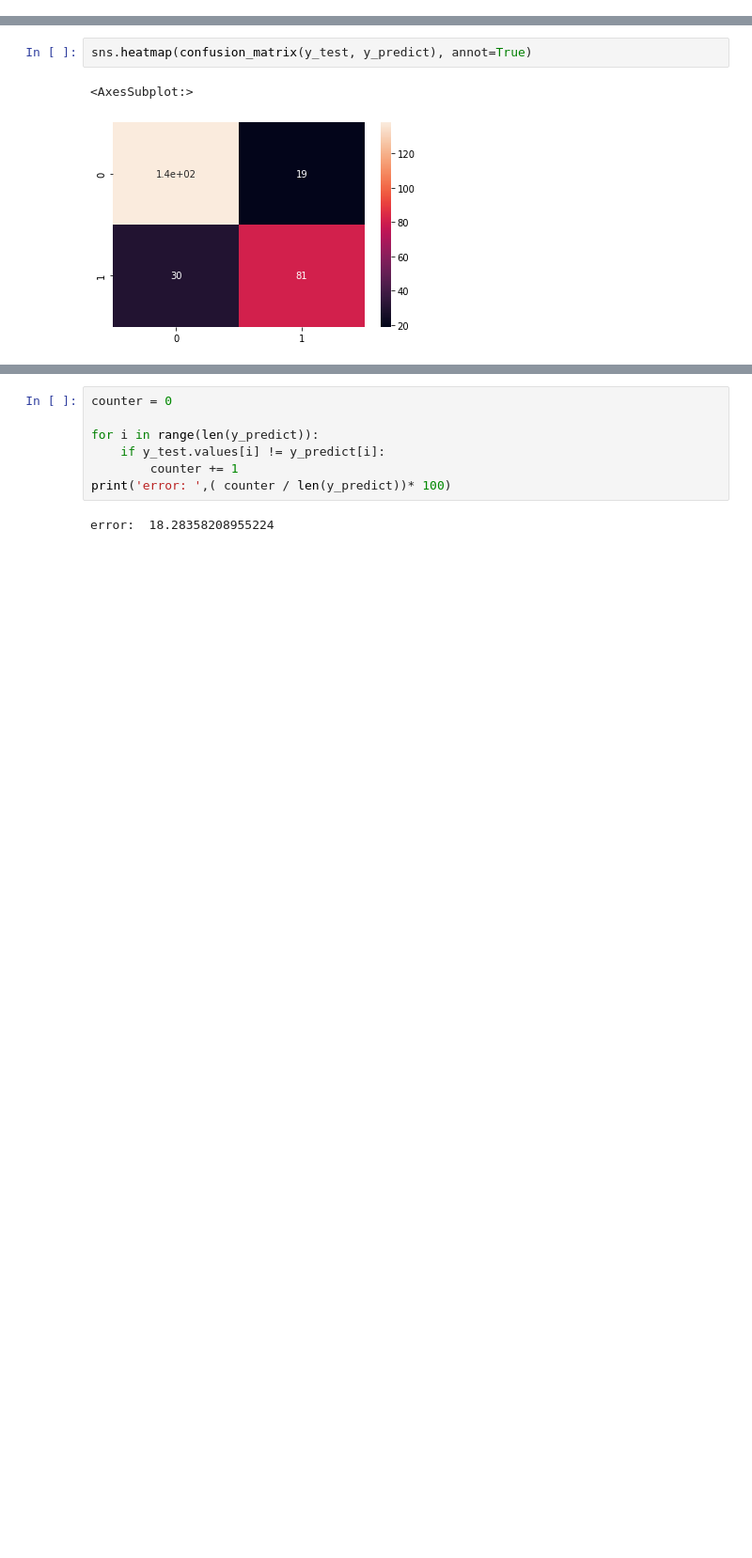
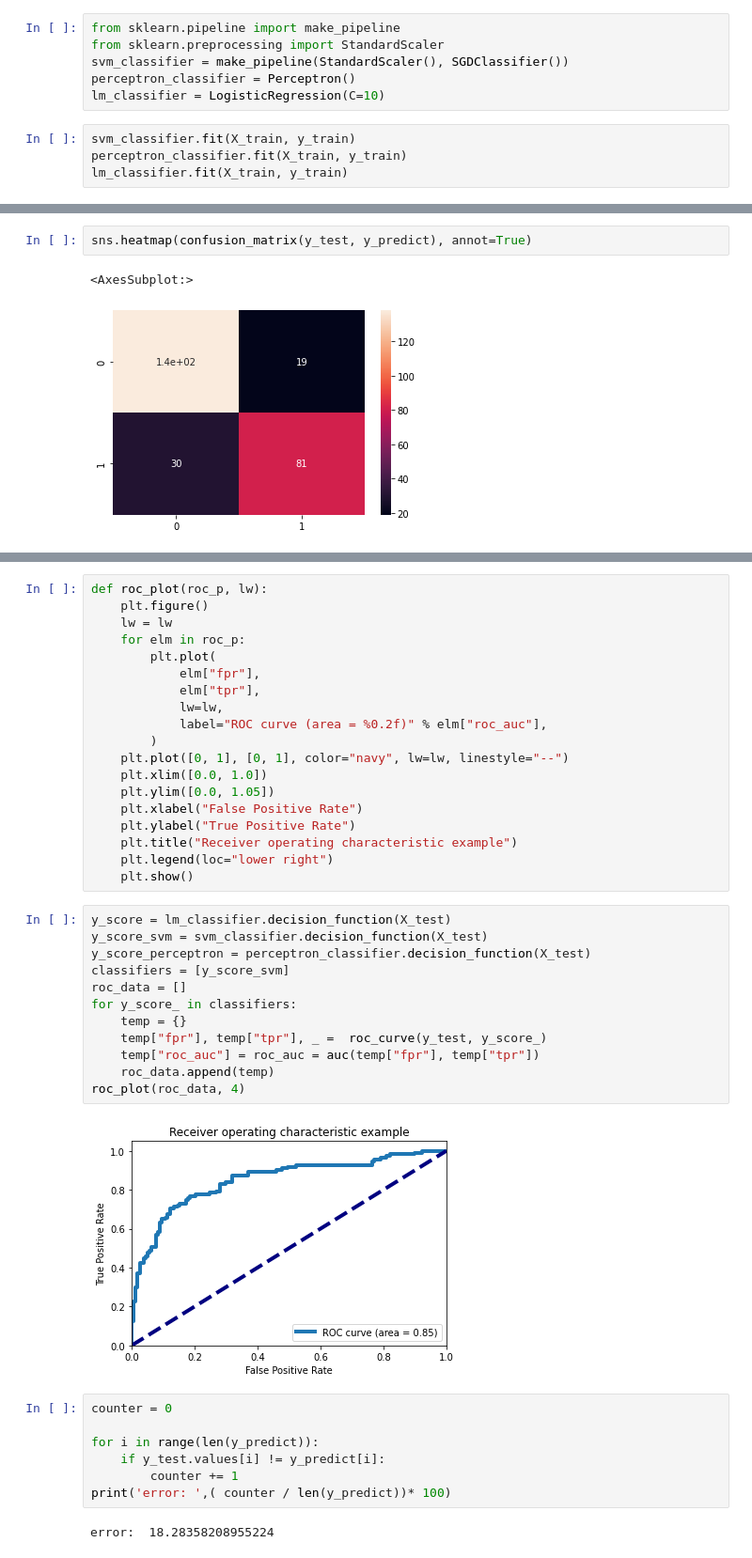
Before and after one commit to MapsaBootCamp/ML2, a Jupyter notebook: Logistic_Regression/logistic_reg_section.ipynb, the cells around one changed output, grey strips where cells are left out. Shown at 94% size. Cells and saved outputs as stored; diff of their text form; blank space fills up the shorter version.

Commit message:
perceptron and ROC

```diff
--- a/Logistic_Regression/logistic_reg_section.ipynb
+++ b/Logistic_Regression/logistic_reg_section.ipynb
@@ -281,0 +284,10 @@ y_predict = lm_classifier.predict(X_test)
+# %%
+from sklearn.pipeline import make_pipeline
+from sklearn.preprocessing import StandardScaler
+svm_classifier = make_pipeline(StandardScaler(), SGDClassifier())
+perceptron_classifier = Perceptron()
+lm_classifier = LogisticRegression(C=10)
+# %%
+svm_classifier.fit(X_train, y_train)
+perceptron_classifier.fit(X_train, y_train)
+lm_classifier.fit(X_train, y_train)
@@ -297,6 +321,39 @@ print(classification_report(y_test, y_predict))
     accuracy                           0.82       268
    macro avg       0.82      0.80      0.81       268
 weighted avg       0.82      0.82      0.82       268
+# %%
+def roc_plot(roc_p, lw):
+    plt.figure()
+    lw = lw
+    for elm in roc_p:
+        plt.plot(
+            elm["fpr"],
+            elm["tpr"],
+            lw=lw,
+            label="ROC curve (area = %0.2f)" % elm["roc_auc"],
+        )
+    plt.plot([0, 1], [0, 1], color="navy", lw=lw, linestyle="--")
+    plt.xlim([0.0, 1.0])
+    plt.ylim([0.0, 1.05])
+    plt.xlabel("False Positive Rate")
+    plt.ylabel("True Positive Rate")
+    plt.title("Receiver operating characteristic example")
+    plt.legend(loc="lower right")
+    plt.show()
+# %%
+y_score = lm_classifier.decision_function(X_test)
+y_score_svm = svm_classifier.decision_function(X_test)
+y_score_perceptron = perceptron_classifier.decision_function(X_test)
+classifiers = [y_score_svm]
+roc_data = []
+for y_score_ in classifiers:
+    temp = {}
+    temp["fpr"], temp["tpr"], _ =  roc_curve(y_test, y_score_)
+    temp["roc_auc"] = roc_auc = auc(temp["fpr"], temp["tpr"])
+    roc_data.append(temp)
+roc_plot(roc_data, 4)
+# %% [output]
+[figure, added]
 # %%
 counter = 0
 
```
Also changed, not shown: parts of 22 cells of this notebook.
